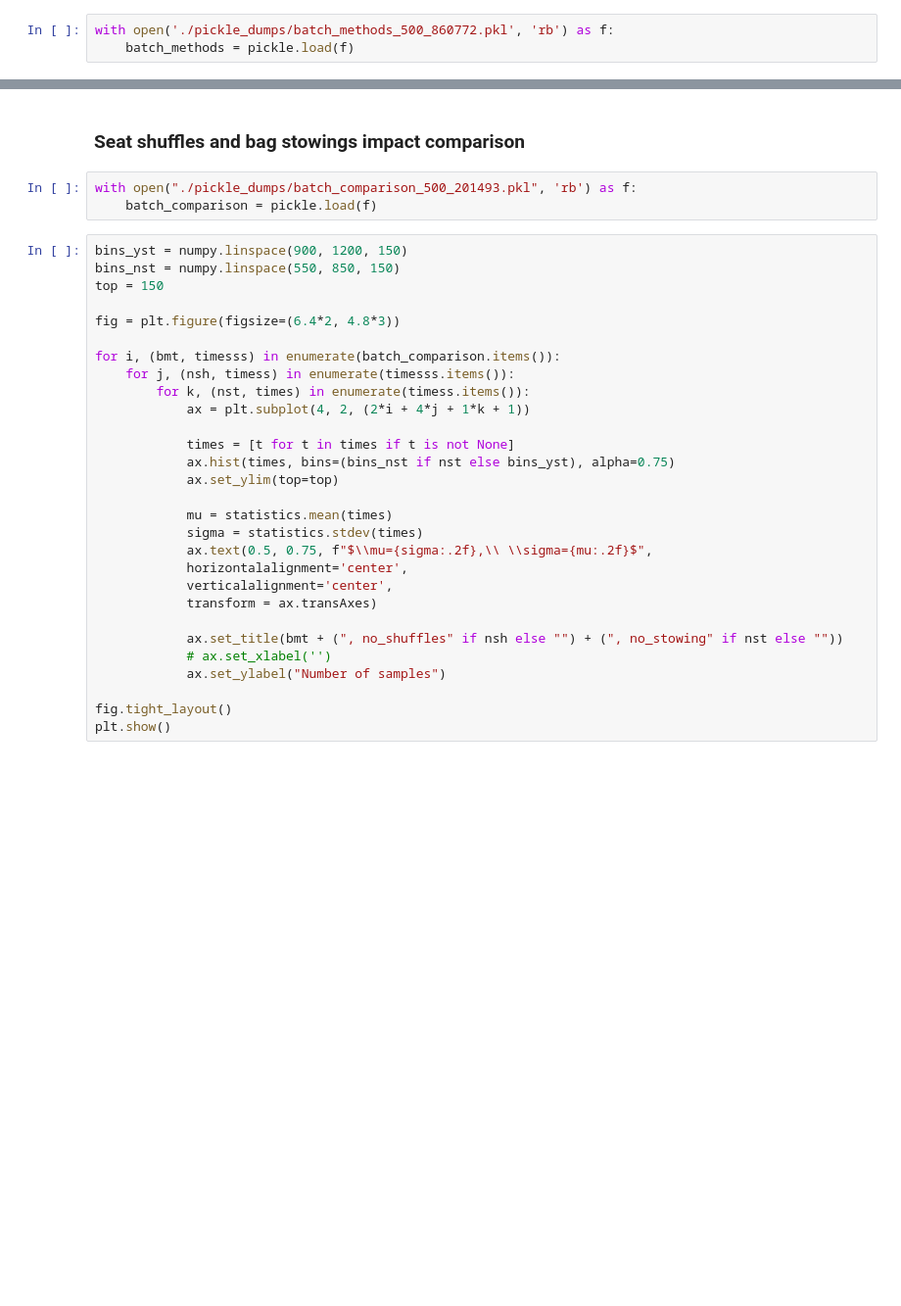
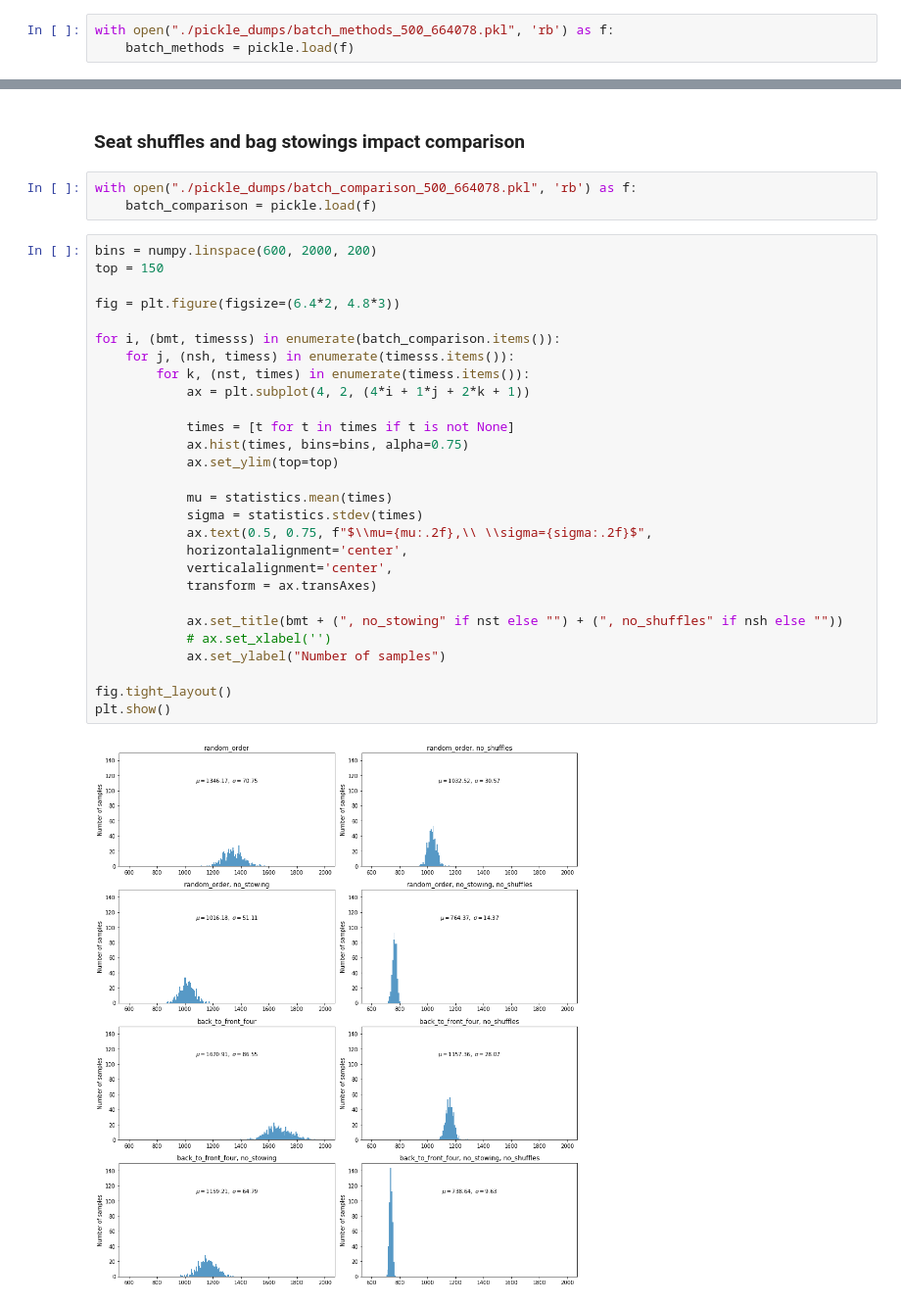
Before and after one commit to mPiotrek/boarding_simulation, a Jupyter notebook: Results.ipynb, the cells around one changed output, grey strips where cells are left out. Shown at 98% size. Saved outputs shown, nothing was run; the diff lists cells and outputs as text; blank space fills up the shorter version.

```diff
--- a/Results.ipynb
+++ b/Results.ipynb
@@ -40,7 +40,7 @@ import numpy
 import statistics
 import pickle
 # %%
-with open('./pickle_dumps/batch_methods_500_860772.pkl', 'rb') as f:
+with open("./pickle_dumps/batch_methods_500_664078.pkl", 'rb') as f:
     batch_methods = pickle.load(f)
 # %%
 bins = numpy.linspace(750, 2250, 200)
@@ -57,37 +59,38 @@ plt.show()
 # %% [markdown]
 ### Seat shuffles and bag stowings impact comparison
 # %%
-with open("./pickle_dumps/batch_comparison_500_201493.pkl", 'rb') as f:
+with open("./pickle_dumps/batch_comparison_500_664078.pkl", 'rb') as f:
     batch_comparison = pickle.load(f)
 # %%
-bins_yst = numpy.linspace(900, 1200, 150)
-bins_nst = numpy.linspace(550, 850, 150)
+bins = numpy.linspace(600, 2000, 200)
 top = 150
 
 fig = plt.figure(figsize=(6.4*2, 4.8*3))
 
 for i, (bmt, timesss) in enumerate(batch_comparison.items()):
     for j, (nsh, timess) in enumerate(timesss.items()):
         for k, (nst, times) in enumerate(timess.items()):
-            ax = plt.subplot(4, 2, (2*i + 4*j + 1*k + 1))
+            ax = plt.subplot(4, 2, (4*i + 1*j + 2*k + 1))
 
             times = [t for t in times if t is not None]
-            ax.hist(times, bins=(bins_nst if nst else bins_yst), alpha=0.75)
+            ax.hist(times, bins=bins, alpha=0.75)
             ax.set_ylim(top=top)
 
             mu = statistics.mean(times)
             sigma = statistics.stdev(times)
-            ax.text(0.5, 0.75, f"$\\mu={sigma:.2f},\\ \\sigma={mu:.2f}$",
+            ax.text(0.5, 0.75, f"$\\mu={mu:.2f},\\ \\sigma={sigma:.2f}$",
             horizontalalignment='center',
             verticalalignment='center',
             transform = ax.transAxes)
 
-            ax.set_title(bmt + (", no_shuffles" if nsh else "") + (", no_stowing" if nst else ""))
+            ax.set_title(bmt + (", no_stowing" if nst else "") + (", no_shuffles" if nsh else ""))
             # ax.set_xlabel('')
             ax.set_ylabel("Number of samples")
 
 fig.tight_layout()
 plt.show()
+# %% [output]
+[figure, added]
 # %%
 for i, (bmt, timesss) in enumerate(batch_comparison.items()):
     for j, (nsh, timess) in enumerate(timesss.items()):
```
Also changed, not shown: parts of 2 cells of this notebook, 12 other files.
